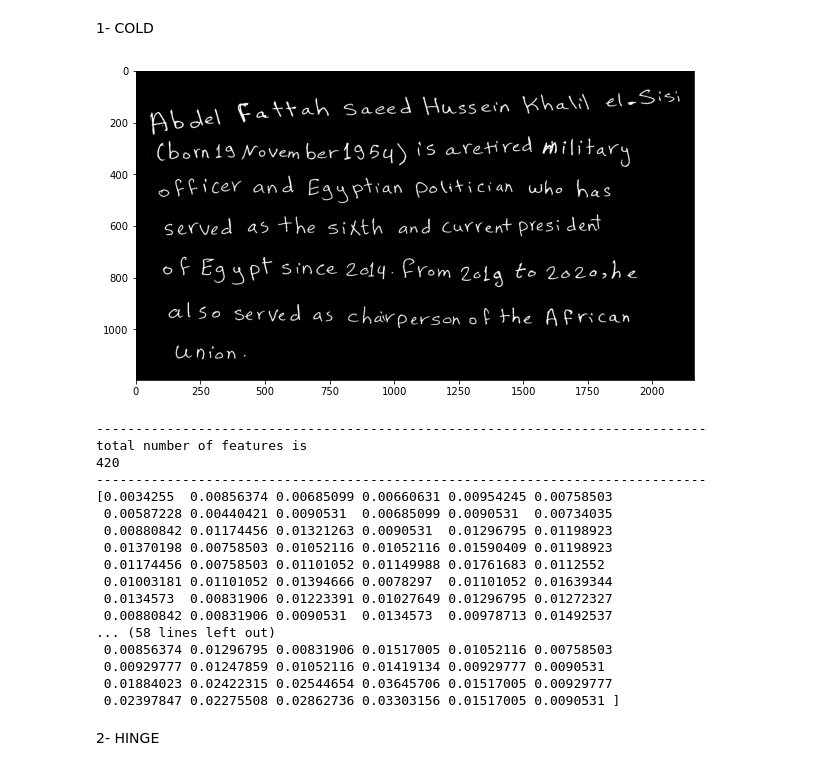
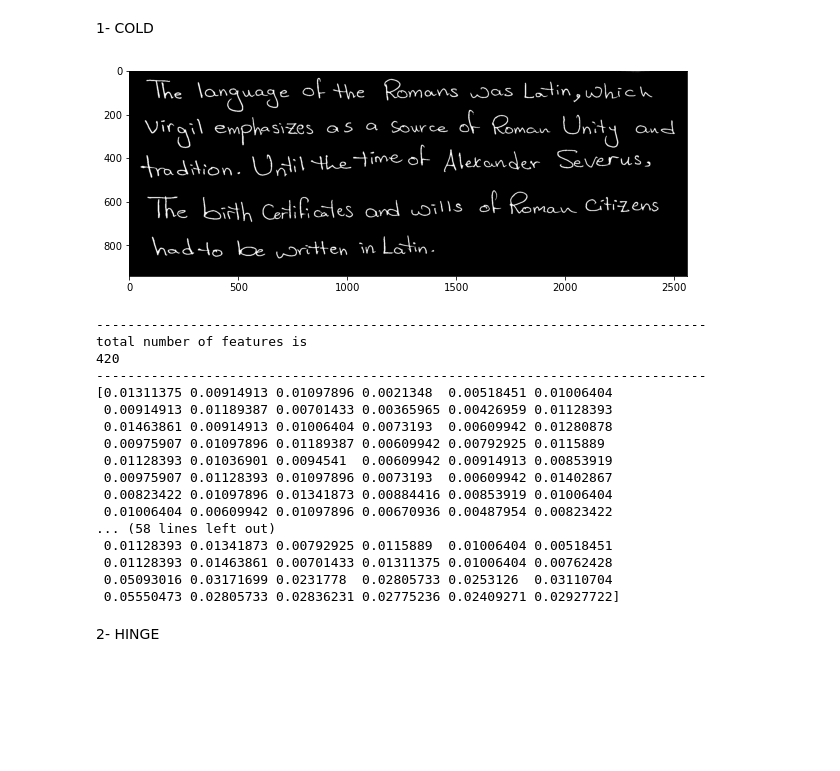
Before and after one commit to Elonsolmostafa1/Pattern-Recognition, a Jupyter notebook: Attempts/COLD and HINGE features.ipynb, the cells around one changed output. Saved outputs shown, nothing was run; the diff lists cells and outputs as text; code cells hidden in the pictures; blank space fills up the shorter version.

```diff
--- a/Attempts/COLD and HINGE features.ipynb
+++ b/Attempts/COLD and HINGE features.ipynb
@@ -79,36 +79,36 @@ def Preprocessing (image) :
     image = image[y:y + h, x:x + w]
     return image
 # %%
-image = cv2.imread("..\\Data_split\\train\\Females\\F1.jpg")
+image = cv2.imread("..\\Data_split\\train\\Females\\F2.jpg")
 img = Preprocessing(image)
 cold_features = get_cold_features(img)
 fig = plt.figure(figsize=(10, 10))
 plt.imshow(img, cmap='gray')
 plt.show()
 print("------------------------------------------------------------------------------")
 print("total number of features is")
 print(len(cold_features))
 print("------------------------------------------------------------------------------")
 print(cold_features)
 # %% [output]
-[figure, old version]
+[figure, new version]
 ------------------------------------------------------------------------------
 total number of features is
 420
 ------------------------------------------------------------------------------
-[0.0034255  0.00856374 0.00685099 0.00660631 0.00954245 0.00758503
- 0.00587228 0.00440421 0.0090531  0.00685099 0.0090531  0.00734035
- 0.00880842 0.01174456 0.01321263 0.0090531  0.01296795 0.01198923
- 0.01370198 0.00758503 0.01052116 0.01052116 0.01590409 0.01198923
- 0.01174456 0.00758503 0.01101052 0.01149988 0.01761683 0.0112552
- 0.01003181 0.01101052 0.01394666 0.0078297  0.01101052 0.01639344
- 0.0134573  0.00831906 0.01223391 0.01027649 0.01296795 0.01272327
- 0.00880842 0.00831906 0.0090531  0.0134573  0.00978713 0.01492537
+[0.01311375 0.00914913 0.01097896 0.0021348  0.00518451 0.01006404
+ 0.00914913 0.01189387 0.00701433 0.00365965 0.00426959 0.01128393
+ 0.01463861 0.00914913 0.01006404 0.0073193  0.00609942 0.01280878
+ 0.00975907 0.01097896 0.01189387 0.00609942 0.00792925 0.0115889
+ 0.01128393 0.01036901 0.0094541  0.00609942 0.00914913 0.00853919
+ 0.00975907 0.01128393 0.01097896 0.0073193  0.00609942 0.01402867
+ 0.00823422 0.01097896 0.01341873 0.00884416 0.00853919 0.01006404
+ 0.01006404 0.00609942 0.01097896 0.00670936 0.00487954 0.00823422
 ... (58 lines left out)
- 0.00856374 0.01296795 0.00831906 0.01517005 0.01052116 0.00758503
- 0.00929777 0.01247859 0.01052116 0.01419134 0.00929777 0.0090531
- 0.01884023 0.02422315 0.02544654 0.03645706 0.01517005 0.00929777
- 0.02397847 0.02275508 0.02862736 0.03303156 0.01517005 0.0090531 ]
+ 0.01128393 0.01341873 0.00792925 0.0115889  0.01006404 0.00518451
+ 0.01128393 0.01463861 0.00701433 0.01311375 0.01006404 0.00762428
+ 0.05093016 0.03171699 0.0231778  0.02805733 0.0253126  0.03110704
+ 0.05550473 0.02805733 0.02836231 0.02775236 0.02409271 0.02927722]
 # %% [markdown]
 2- HINGE
 # %%
```
Also changed, not shown: parts of 1 cell of this notebook, 1 other file.
